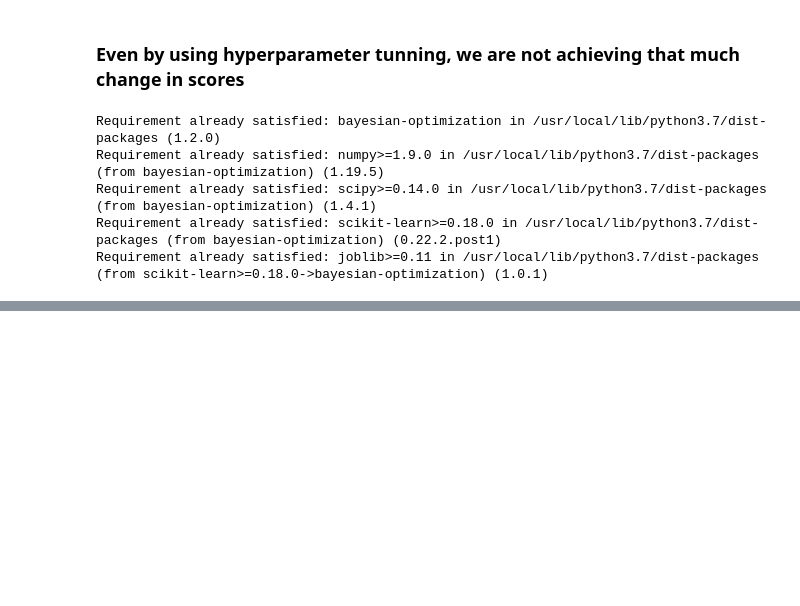
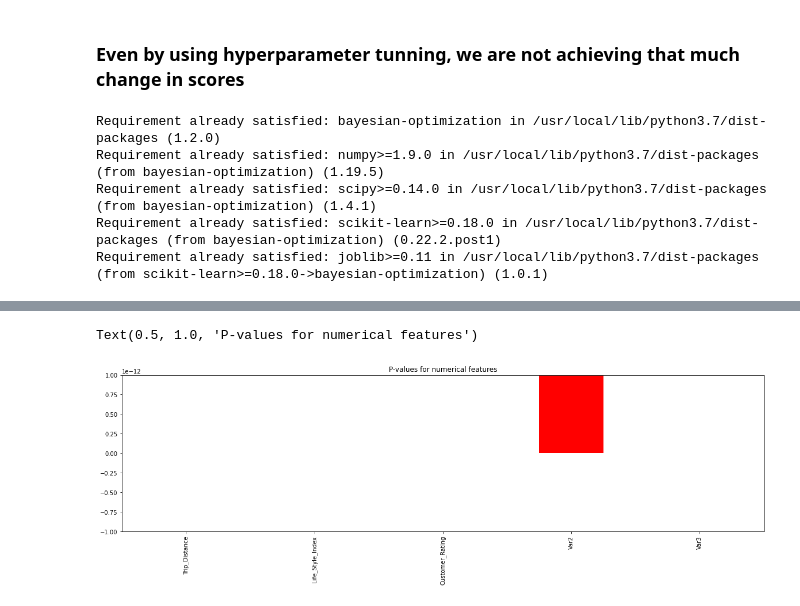
Before and after one commit to sksuman97/TAXI-MOBILITY-SURGE-PRICE-PREDICTION, a Jupyter notebook: ML_Projects_I_TAXI_MOBILITY_SURGE_PRICE_PREDICTION_.ipynb, the cells around one changed output, grey strips where cells are left out. Cells and saved outputs as stored; diff of their text form; code cells hidden in the pictures; blank space fills up the shorter version.

```diff
--- a/ML_Projects_I_TAXI_MOBILITY_SURGE_PRICE_PREDICTION_.ipynb
+++ b/ML_Projects_I_TAXI_MOBILITY_SURGE_PRICE_PREDICTION_.ipynb
@@ -702,0 +928,11 @@ optimizer = BayesianOptimization(
+# %%
+#The second array consists of p-values that we need
+
+p_values_n= pd.Series(f_scores[1],index= numerical_features.columns)
+# %%
+p_values_n.plot(kind='bar',color='red')
+
+plt.title('P-values for numerical features')
+# %% [output]
+Text(0.5, 1.0, 'P-values for numerical features')
+[figure, added]
```
Also changed, not shown: parts of 79 cells of this notebook.
